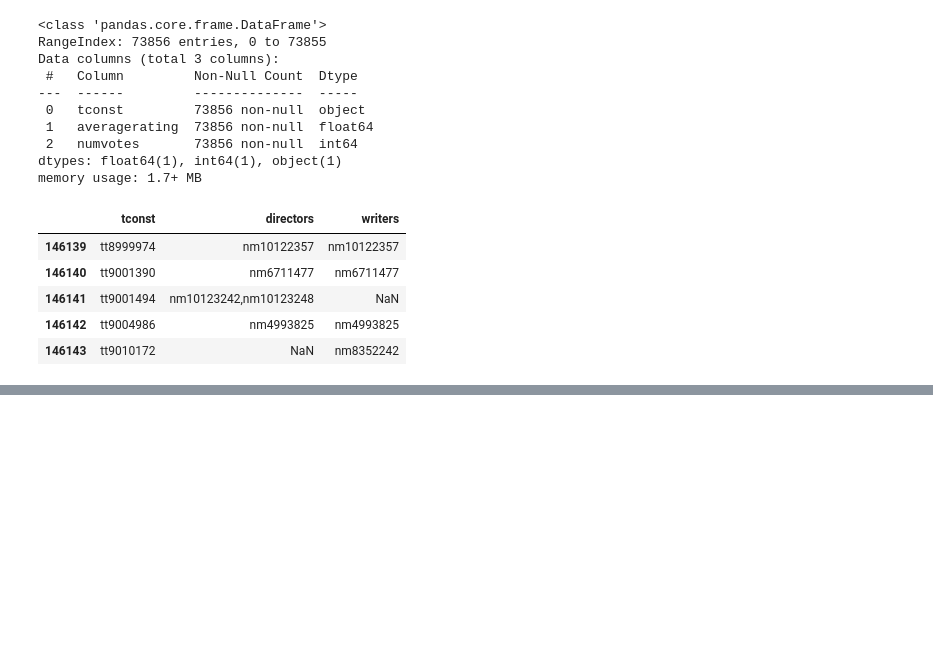
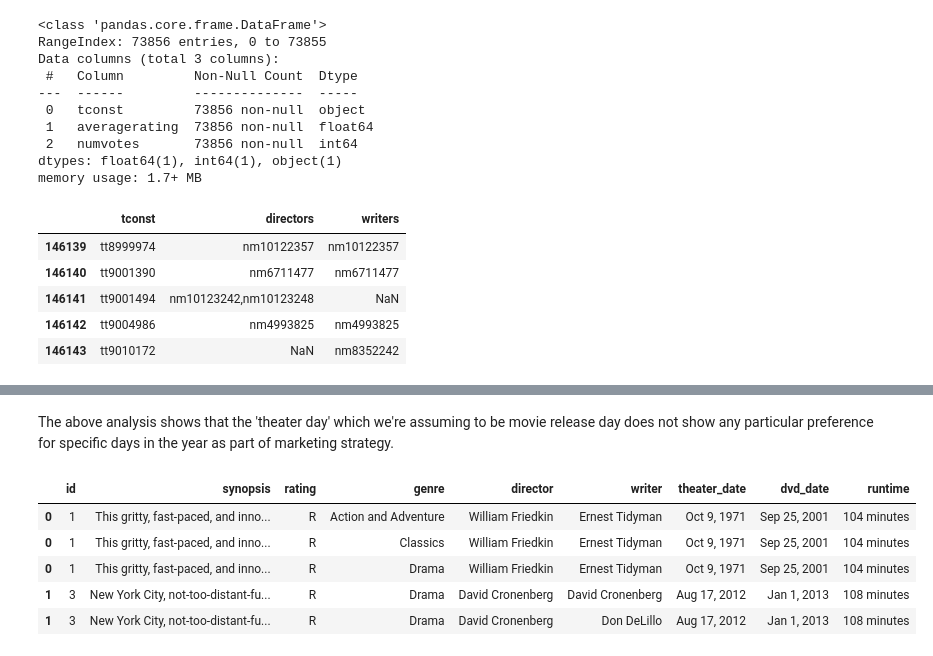
Before and after one commit to emma-030/Phase1Project_New, a Jupyter notebook: Phase1Project_New.ipynb, the cells around one changed output, grey strips where cells are left out. Drawn from its saved outputs; the diff is of its cells as text; code cells hidden in the pictures; blank space fills up the shorter version.

```diff
--- a/Phase1Project_New.ipynb
+++ b/Phase1Project_New.ipynb
@@ -369,0 +528,3 @@ memory usage: 5.6+ MB
+# %%
+# Dropping columns with < 500 entries
+df_rt_movie.drop(['currency','box_office','studio'], axis = 1, inplace=True)
@@ -369,0 +537,4 @@ memory usage: 5.6+ MB
+# %%
+# Dropping rows with missing values
+df_rt_movie.dropna(subset = ['synopsis', 'rating', 'genre', 'director', 'writer',
+       'theater_date', 'dvd_date', 'runtime'],inplace = True)
@@ -369,0 +724,17 @@ memory usage: 5.6+ MB
+# %% [markdown]
+The above analysis shows that the 'theater day' which we're assuming to be movie release day does not show any particular preference for specific days in the year as part of marketing strategy.
+# %%
+# Remove structural issues i.e.genre & writer columns separated by pipe
+df_rt_movie = df_rt_movie.assign(genre=df_rt_movie.genre.str.split('|')).explode('genre')
+# %%
+# Remove structural issues i.e.genre & writer columns separated by pipe
+df_rt_movie = df_rt_movie.assign(writer=df_rt_movie.writer.str.split('|')).explode('writer')
+# %%
+df_rt_movie.head()
+# %% [output]
+|  | id | synopsis | rating | genre | director | writer | theater_date | dvd_date | runtime |
+| 0 | 1 | This gritty, fast-paced, and inno... | R | Action and Adventure | William Friedkin | Ernest Tidyman | Oct 9, 1971 | Sep 25, 2001 | 104 minutes |
+| 0 | 1 | This gritty, fast-paced, and inno... | R | Classics | William Friedkin | Ernest Tidyman | Oct 9, 1971 | Sep 25, 2001 | 104 minutes |
+| 0 | 1 | This gritty, fast-paced, and inno... | R | Drama | William Friedkin | Ernest Tidyman | Oct 9, 1971 | Sep 25, 2001 | 104 minutes |
+| 1 | 3 | New York City, not-too-distant-fu... | R | Drama | David Cronenberg | David Cronenberg | Aug 17, 2012 | Jan 1, 2013 | 108 minutes |
+| 1 | 3 | New York City, not-too-distant-fu... | R | Drama | David Cronenberg | Don DeLillo | Aug 17, 2012 | Jan 1, 2013 | 108 minutes |
```
Also changed, not shown: parts of 86 cells of this notebook.
